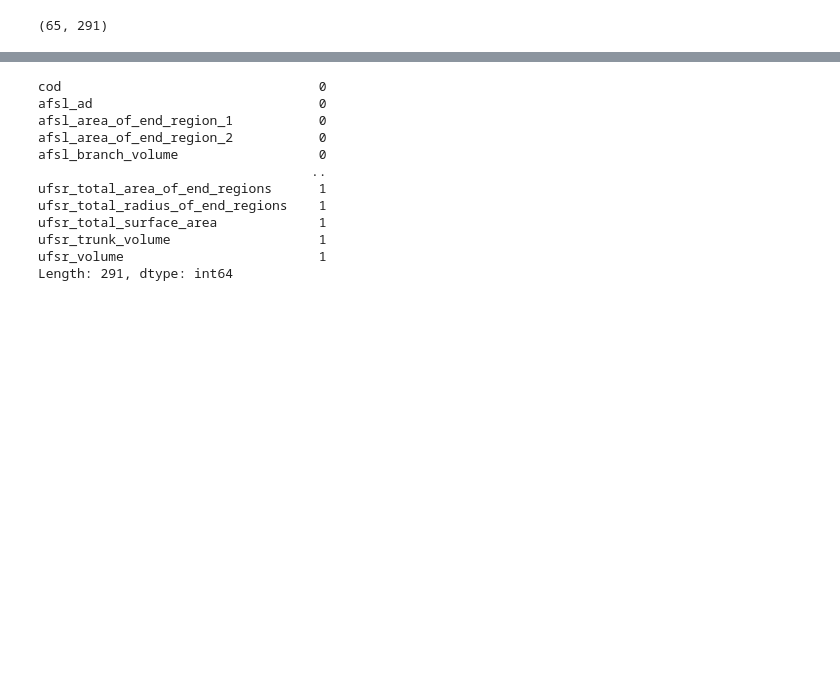
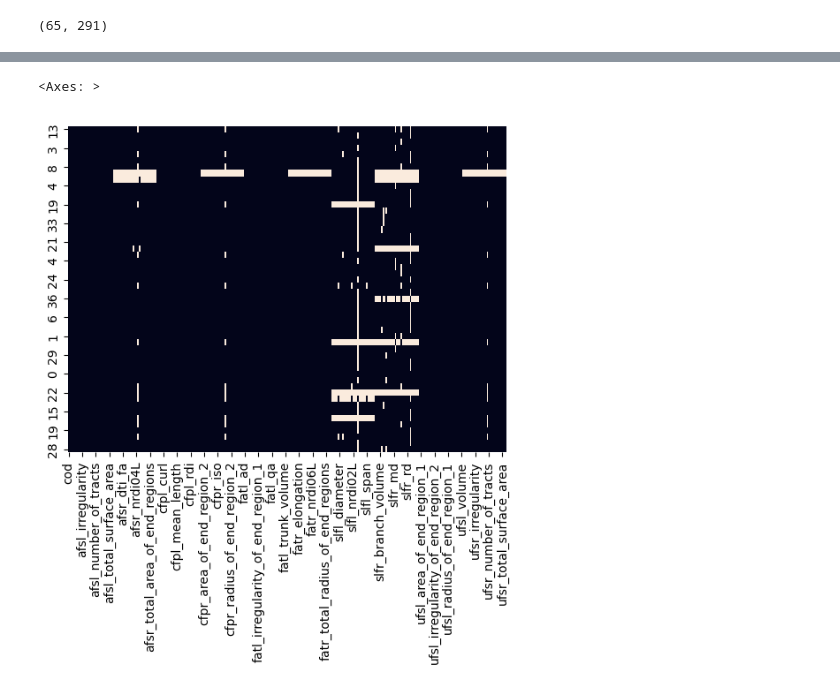
Before and after one commit to brainhack-school2023/galvan_project, a Jupyter notebook: src/dataset_prepo_data_ML.ipynb, the cells around one changed output, grey strips where cells are left out. Drawn from its saved outputs; the diff is of its cells as text; code cells hidden in the pictures; blank space fills up the shorter version.

Commit message:
preprocesado datos

```diff
--- a/src/dataset_prepo_data_ML.ipynb
+++ b/src/dataset_prepo_data_ML.ipynb
@@ -114,15 +55,0 @@ data_pre.dropna().inplace=True
-# %%
-data_pre.isnull().sum()
-# %% [output]
-cod                                 0
-afsl_ad                             0
-afsl_area_of_end_region_1           0
-afsl_area_of_end_region_2           0
-afsl_branch_volume                  0
-                                   ..
-ufsr_total_area_of_end_regions      1
-ufsr_total_radius_of_end_regions    1
-ufsr_total_surface_area             1
-ufsr_trunk_volume                   1
-ufsr_volume                         1
-Length: 291, dtype: int64
@@ -136,0 +56,3 @@ for train_index, test_index in split.split(data_pre, data_pre["income_cat"]):
+# %%
+#hacer un split de los datos
+train_set, test_set = train_test_split(dataset_gral, test_size=0.2, random_state=42)
@@ -136,0 +63,8 @@ for train_index, test_index in split.split(data_pre, data_pre["income_cat"]):
+# %%
+import seaborn as sns
+
+# Identificamos los missing values visualmente
+sns.heatmap(train_set.isnull(), cbar=False)
+# %% [output]
+<Axes: >
+[figure, added]
```
Also changed, not shown: parts of 36 cells of this notebook, 3 other files.
